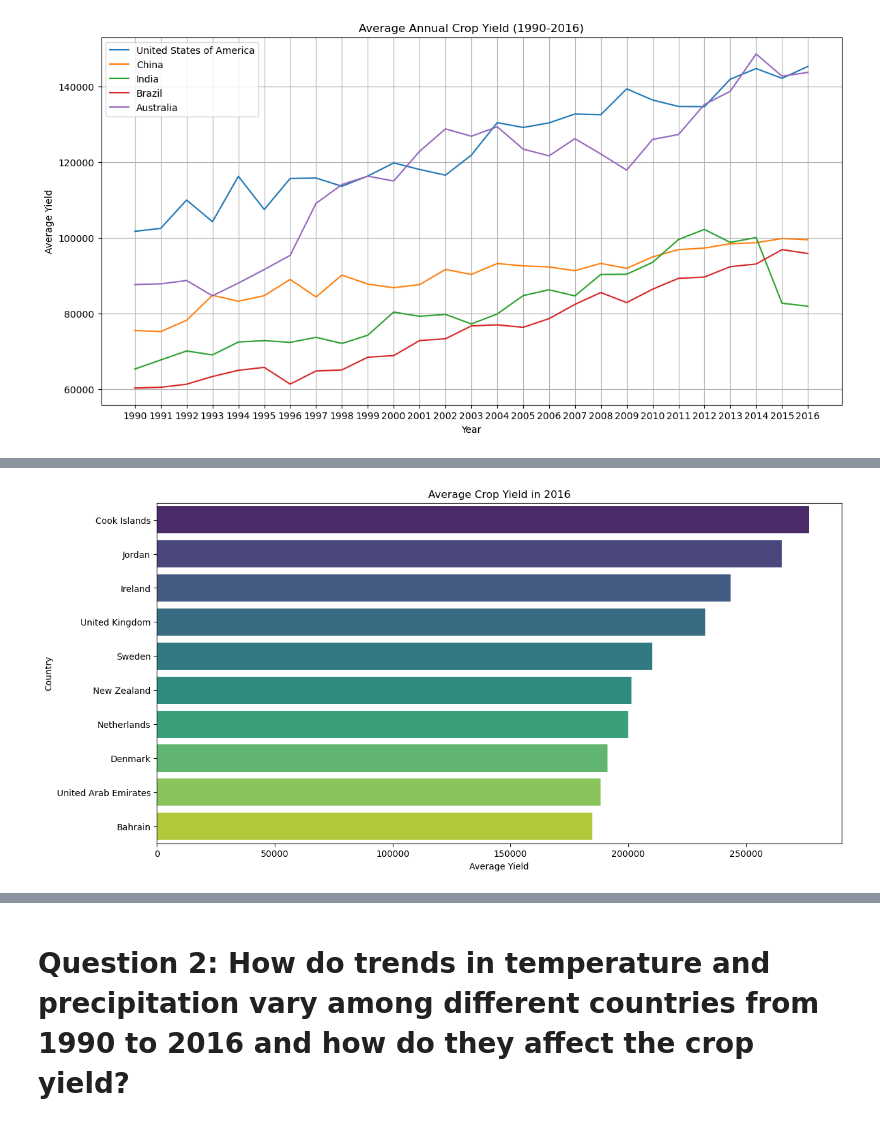
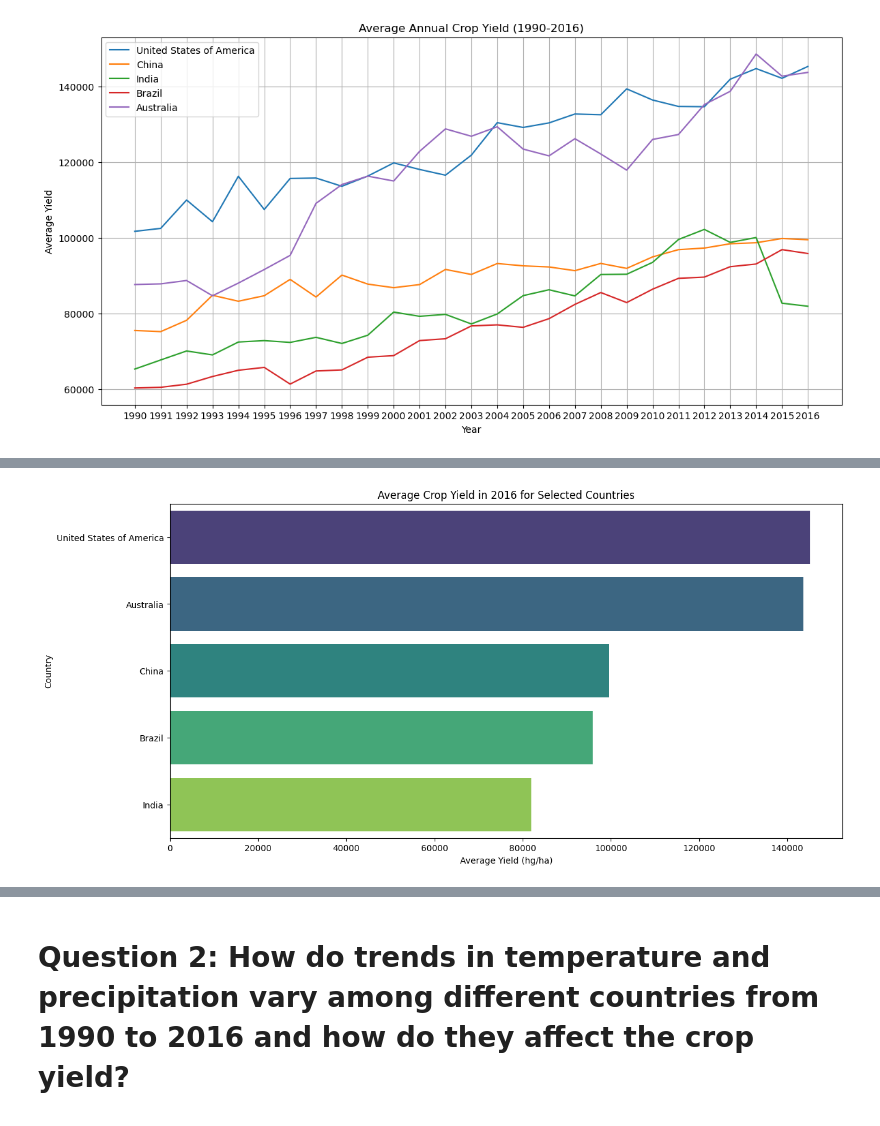
Before and after one commit to SuzySi/AnnualCropYield-deploy, a Jupyter notebook: Project.ipynb, the cells around one changed output, grey strips where cells are left out. Cells and saved outputs as stored; diff of their text form; code cells hidden in the pictures.

```diff
--- a/Project.ipynb
+++ b/Project.ipynb
@@ -175,3 +177,12 @@ Zimbabwe
+# %%
+"""
+cleaned_data = pd.read_csv('cleaned_average_annual_crop_yield.csv', index_col='Country')
+country = st.selectbox('Select Country', cleaned_data.index.tolist())
+year = st.selectbox('Select Year', cleaned_data.columns.tolist())
+if country and year:
+    avg_yield = cleaned_data.at[country, year]
+    st.write(f"The average annual crop yield for {country} in {year} is {avg_yield:.2f}")
+"""
 # %%
 selected_countries = ['United States of America', 'China', 'India', 'Brazil', 'Australia']
 data_to_plot = cleaned_data.loc[selected_countries].T
@@ -200,13 +202,15 @@ plt.show()
 # %%
-# Plot for a specific year, say 2016
-year = '2016'
-data_for_year = cleaned_data[year].dropna().sort_values(ascending=False).head(10)
+selected_country =['United States of America', 'China', 'India', 'Brazil', 'Australia'] #Could be changed to other countries by replacing the name of country
+year = ('2016') #Could change to other years by replacing the year
 
-plt.figure(figsize=(14, 7))
-sns.barplot(x=data_for_year.values, y=data_for_year.index, palette='viridis')
-plt.xlabel('Average Yield')
-plt.ylabel('Country')
-plt.title(f'Average Crop Yield in {year}')
-plt.show()
+if year:
+    # Filter data for selected countries
+    data_for_year = cleaned_data.loc[selected_country, year].dropna().sort_values(ascending=False).head(10)
+
+    plt.figure(figsize=(14, 7))
+    sns.barplot(x=data_for_year.values, y=data_for_year.index, palette='viridis')
+    plt.xlabel('Average Yield (hg/ha)')
+    plt.ylabel('Country')
+    plt.title(f'Average Crop Yield in {year} for Selected Countries')
 # %% [output]
-[figure, old version]
+[figure, new version]
```
Also changed, not shown: parts of 3 cells of this notebook.
